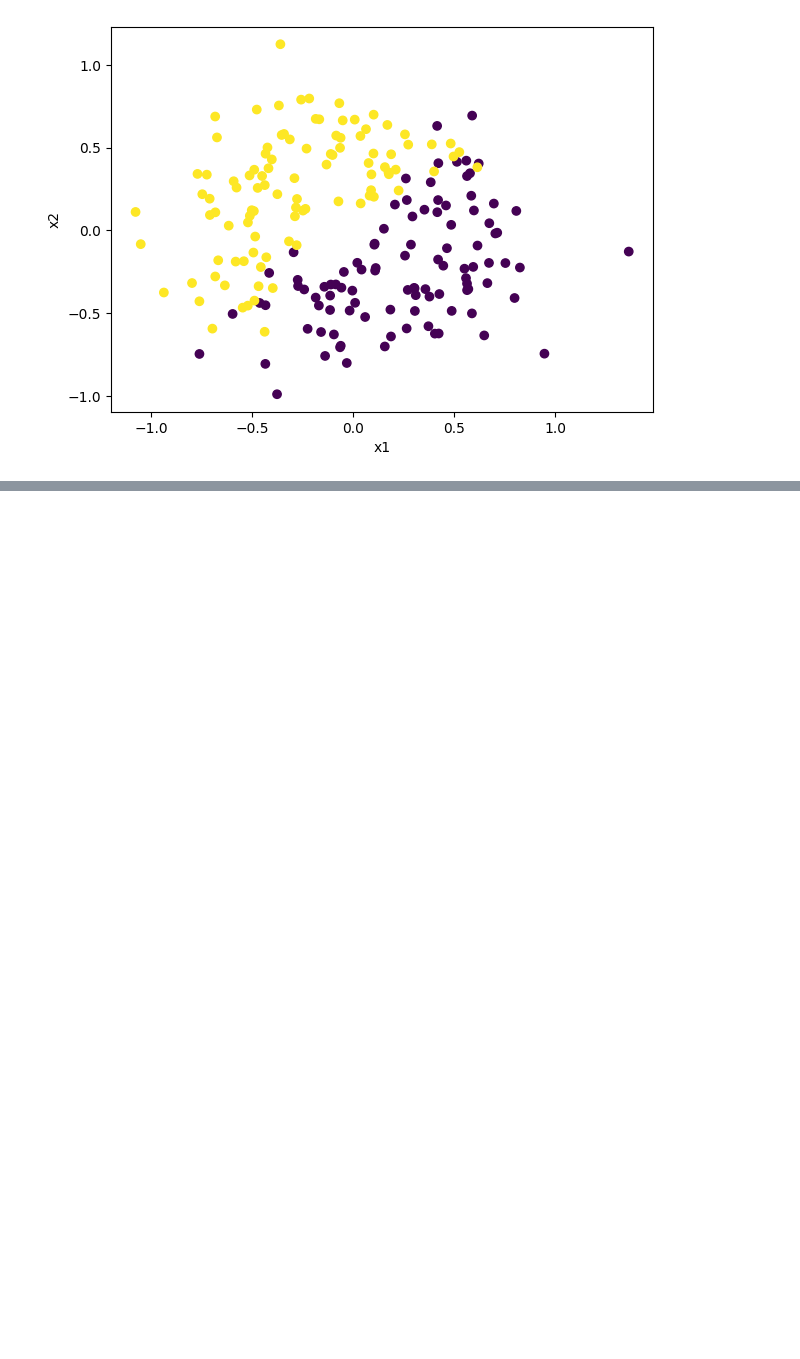
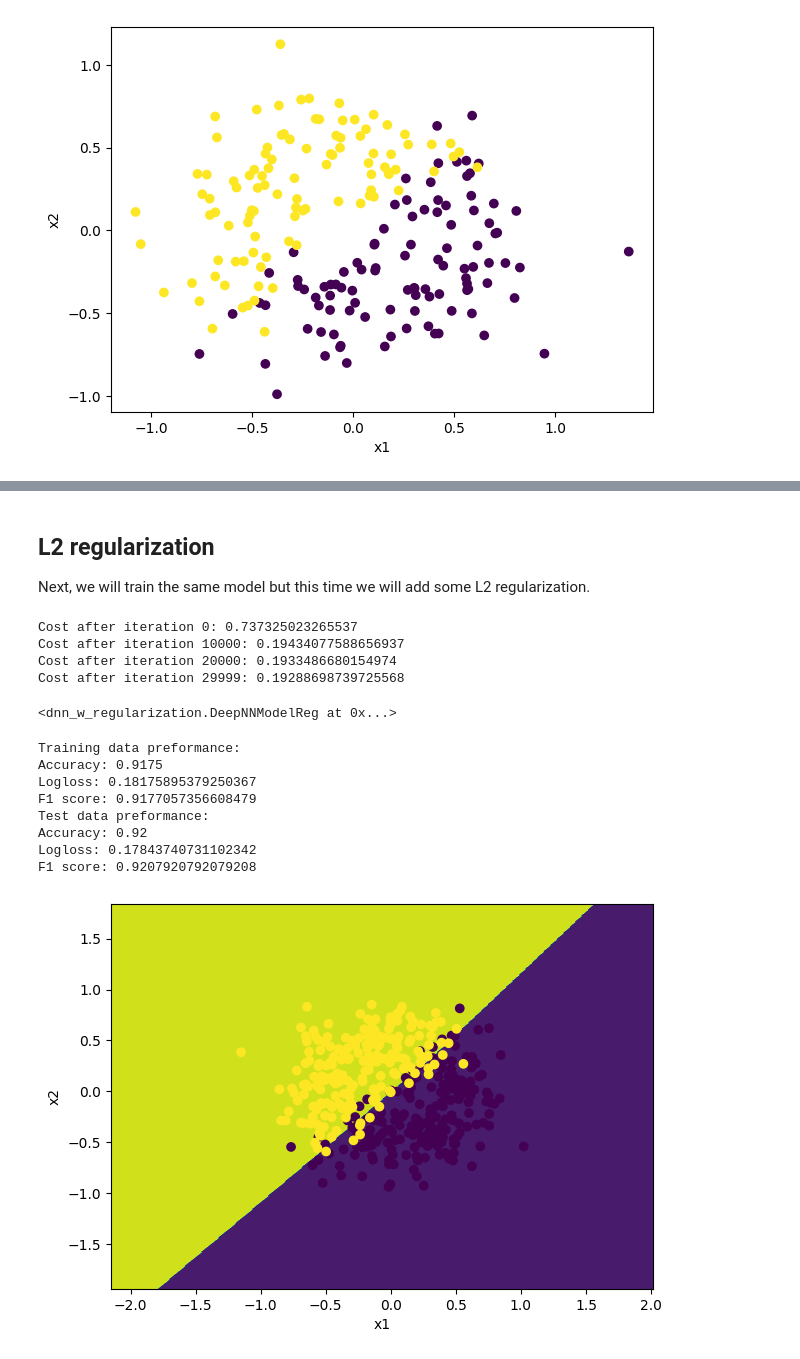
Before and after one commit to JanetVictorious/deep-learning-fundamentals, a Jupyter notebook: basic_neural_networks/dnn_w_regularization.ipynb, the cells around one changed output, grey strips where cells are left out. Saved outputs shown, nothing was run; the diff lists cells and outputs as text; code cells hidden in the pictures; blank space fills up the shorter version.

```diff
--- a/basic_neural_networks/dnn_w_regularization.ipynb
+++ b/basic_neural_networks/dnn_w_regularization.ipynb
@@ -45,0 +116,48 @@ ValueError: operands could not be broadcast together with shapes (20,400) (3,400
+# %% [markdown]
+## L2 regularization
+
+Next, we will train the same model but this time we will add some L2 regularization.
+# %%
+# Instantiate model
+model_l2 = DeepNNModelReg()
+# %%
+# Train model with L2 regularization
+model_l2.call(X_train, y_train, layer_dims, hidden_activation='relu',
+              lbd=0.7,  # Regularization
+              keep_prob=1.0,  # No drop-out
+              num_iter=30000, learning_rate=0.4, print_cost=True)
+# %% [output]
+Cost after iteration 0: 0.737325023265537
+Cost after iteration 10000: 0.19434077588656937
+Cost after iteration 20000: 0.1933486680154974
+Cost after iteration 29999: 0.19288698739725568
+<dnn_w_regularization.DeepNNModelReg at 0x...>
+# %%
+# Plot decision boundary
+plot_decision_boundary(lambda x: model_l2.predict(x.T), X_train, y_train)
+
+# Performance metrics training set
+y_pred = model_l2.predict(X_train)
+y_pred_proba = model_l2.predict_proba(X_train)
+y_pred_test = model_l2.predict(X_test)
+y_pred_proba_test = model_l2.predict_proba(X_test)
+
+print('Training data preformance:')
+print(f'Accuracy: {accuracy_score(y_train.reshape(-1,), y_pred.reshape(-1,))}')
+print(f'Logloss: {log_loss(y_train.reshape(-1,), y_pred_proba.reshape(-1,))}')
+print(f'F1 score: {f1_score(y_train.reshape(-1,), y_pred.reshape(-1,))}')
+
+print('Test data preformance:')
+print(f'Accuracy: {accuracy_score(y_test.reshape(-1,), y_pred_test.reshape(-1,))}')
+print(f'Logloss: {log_loss(y_test.reshape(-1,), y_pred_proba_test.reshape(-1,))}')
+print(f'F1 score: {f1_score(y_test.reshape(-1,), y_pred_test.reshape(-1,))}')
+# %% [output]
+Training data preformance:
+Accuracy: 0.9175
+Logloss: 0.18175895379250367
+F1 score: 0.9177057356608479
+Test data preformance:
+Accuracy: 0.92
+Logloss: 0.17843740731102342
+F1 score: 0.9207920792079208
+[figure, added]
```
Also changed, not shown: parts of 17 cells of this notebook, 1 other file.
